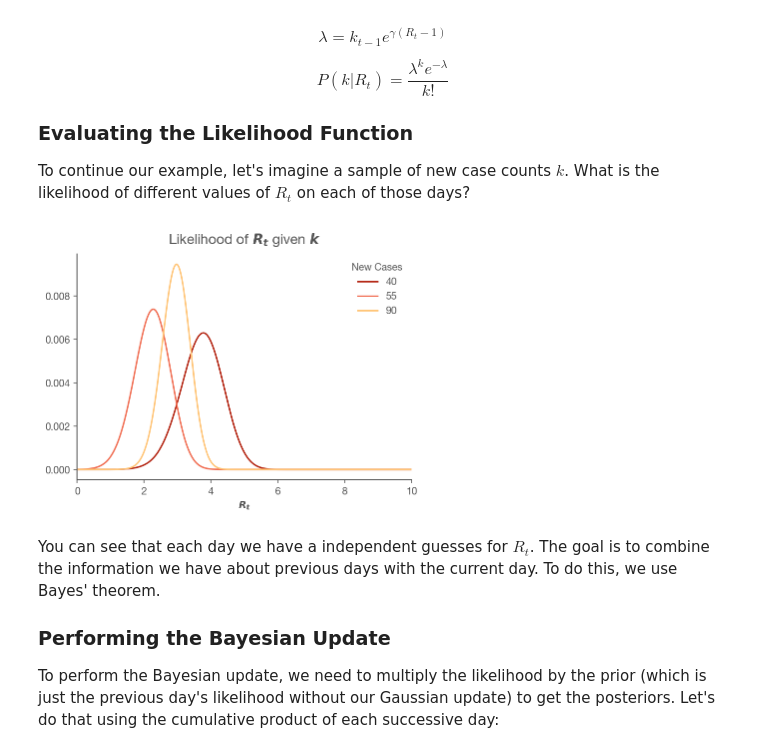
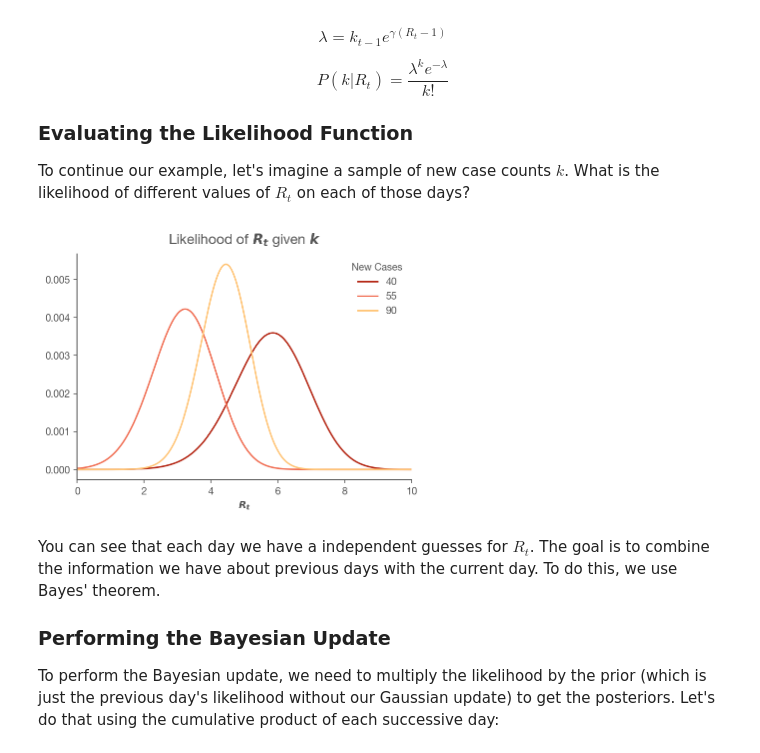
Before and after one commit to pmm-sumo/covid-19, a Jupyter notebook: Realtime R0.ipynb, the cells around one changed output. Cells and saved outputs as stored; diff of their text form; code cells hidden in the pictures.

```diff
--- a/Realtime R0.ipynb
+++ b/Realtime R0.ipynb
@@ -145,36 +145,36 @@ To continue our example, let's imagine a sample of new case counts $k$. What is
 k = np.array([20, 40, 55, 90])
 
 # We create an array for every possible value of Rt
-R_T_MAX = 12
+R_T_MAX = 10
 r_t_range = np.linspace(0, R_T_MAX, R_T_MAX*100+1)
 
 # Gamma is 1/serial interval
 # https://wwwnc.cdc.gov/eid/article/26/7/20-0282_article
 # https://www.nejm.org/doi/full/10.1056/NEJMoa2001316
-GAMMA = 1/4
+GAMMA = 1/7
 
 # Map Rt into lambda so we can substitute it into the equation below
 # Note that we have N-1 lambdas because on the first day of an outbreak
 # you do not know what to expect.
 lam = k[:-1] * np.exp(GAMMA * (r_t_range[:, None] - 1))
 
 # Evaluate the likelihood on each day and normalize sum of each day to 1.0
 likelihood_r_t = sps.poisson.pmf(k[1:], lam)
 likelihood_r_t /= np.sum(likelihood_r_t, axis=0)
 
 # Plot it
 ax = pd.DataFrame(
     data = likelihood_r_t,
     index = r_t_range
 ).plot(
     title='Likelihood of $R_t$ given $k$',
     xlim=(0,10)
 )
 
 ax.legend(labels=k[1:], title='New Cases')
 ax.set_xlabel('$R_t$');
 # %% [output]
-[figure, old version]
+[figure, new version]
 # %% [markdown]
 You can see that each day we have a independent guesses for $R_t$. The goal is to combine the information we have about previous days with the current day. To do this, we use Bayes' theorem.
 
```
Also changed, not shown: parts of 21 cells of this notebook.
